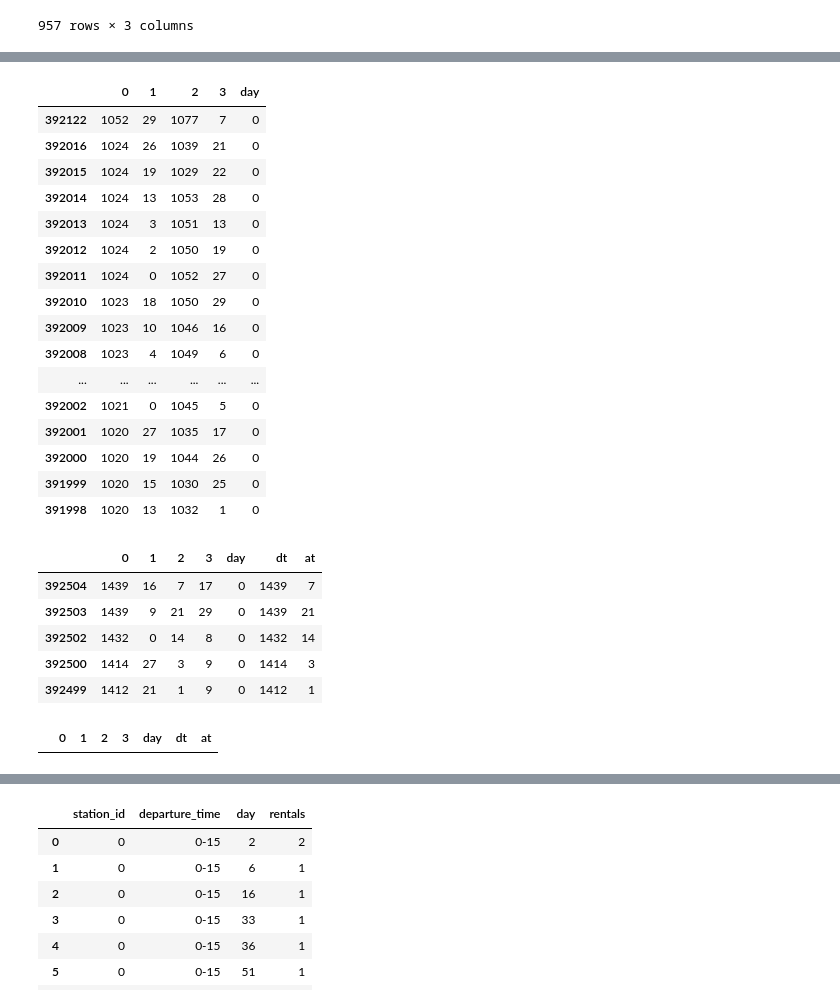
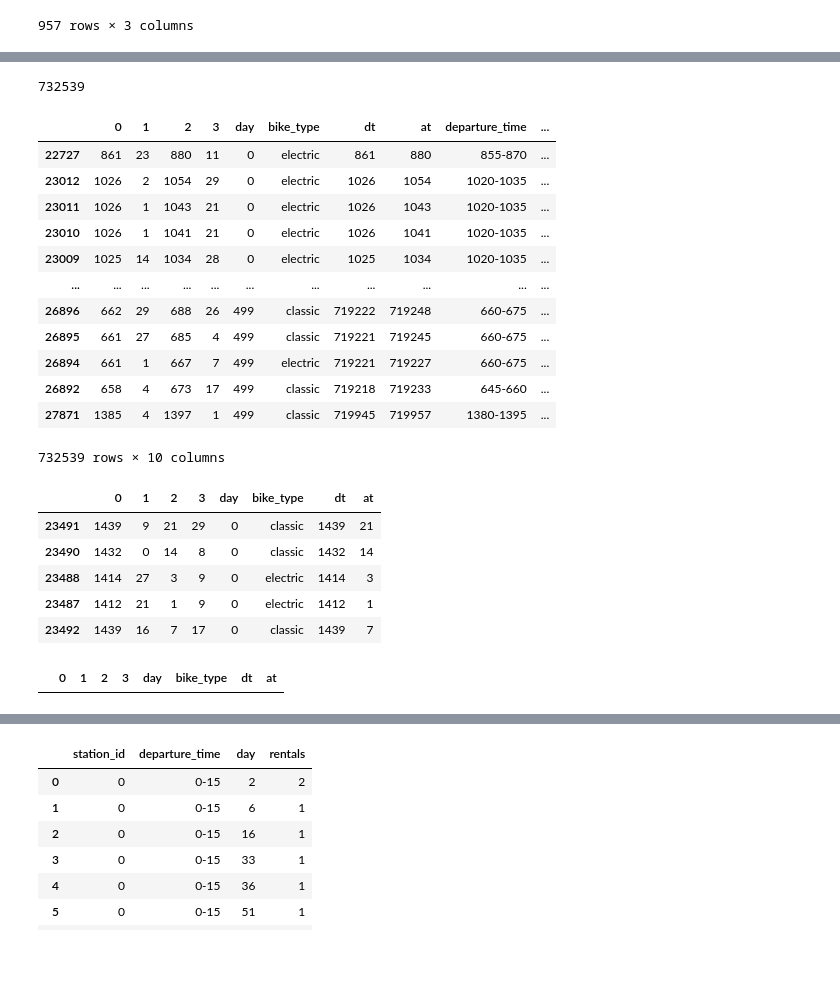
Before and after one commit to clyman23/urban-opt-final, a Jupyter notebook: input_data_bikes_urban_opt.ipynb, the cells around one changed output, grey strips where cells are left out. Saved outputs shown, nothing was run; the diff lists cells and outputs as text; code cells hidden in the pictures; blank space fills up the shorter version.

Commit message:
added bike_type to combined_df

```diff
--- a/input_data_bikes_urban_opt.ipynb
+++ b/input_data_bikes_urban_opt.ipynb
@@ -181,0 +199,4 @@ combined_df = pd.concat(dataframes, ignore_index=True).sort_values(by='day')
+# %%
+len(combined_df)
+# %% [output]
+732539
@@ -182,23 +205,24 @@ combined_df = pd.concat(dataframes, ignore_index=True).sort_values(by='day')
+# %%
+combined_df["rand"] = np.random.choice(1000, len(combined_df))
+combined_df.loc[combined_df["rand"] >= 400, "bike_type"] = 'classic'
+combined_df.loc[combined_df["rand"] < 400, "bike_type"] = 'electric'
+combined_df.drop(['rand'], axis=1, inplace=True)
 # %%
-combined_df.head(20)
+combined_df
 # %% [output]
-|  | 0 | 1 | 2 | 3 | day |
-| 392122 | 1052 | 29 | 1077 | 7 | 0 |
-| 392016 | 1024 | 26 | 1039 | 21 | 0 |
-| 392015 | 1024 | 19 | 1029 | 22 | 0 |
-| 392014 | 1024 | 13 | 1053 | 28 | 0 |
-| 392013 | 1024 | 3 | 1051 | 13 | 0 |
-| 392012 | 1024 | 2 | 1050 | 19 | 0 |
-| 392011 | 1024 | 0 | 1052 | 27 | 0 |
-| 392010 | 1023 | 18 | 1050 | 29 | 0 |
-| 392009 | 1023 | 10 | 1046 | 16 | 0 |
-| 392008 | 1023 | 4 | 1049 | 6 | 0 |
-| ... | ... | ... | ... | ... | ... |
-| 392002 | 1021 | 0 | 1045 | 5 | 0 |
-| 392001 | 1020 | 27 | 1035 | 17 | 0 |
-| 392000 | 1020 | 19 | 1044 | 26 | 0 |
-| 391999 | 1020 | 15 | 1030 | 25 | 0 |
-| 391998 | 1020 | 13 | 1032 | 1 | 0 |
+|  | 0 | 1 | 2 | 3 | day | bike_type | dt | at | departure_time | ... |
+| 22727 | 861 | 23 | 880 | 11 | 0 | electric | 861 | 880 | 855-870 | ... |
+| 23012 | 1026 | 2 | 1054 | 29 | 0 | electric | 1026 | 1054 | 1020-1035 | ... |
+| 23011 | 1026 | 1 | 1043 | 21 | 0 | electric | 1026 | 1043 | 1020-1035 | ... |
+| 23010 | 1026 | 1 | 1041 | 21 | 0 | electric | 1026 | 1041 | 1020-1035 | ... |
+| 23009 | 1025 | 14 | 1034 | 28 | 0 | electric | 1025 | 1034 | 1020-1035 | ... |
+| ... | ... | ... | ... | ... | ... | ... | ... | ... | ... | ... |
+| 26896 | 662 | 29 | 688 | 26 | 499 | classic | 719222 | 719248 | 660-675 | ... |
+| 26895 | 661 | 27 | 685 | 4 | 499 | classic | 719221 | 719245 | 660-675 | ... |
+| 26894 | 661 | 1 | 667 | 7 | 499 | electric | 719221 | 719227 | 660-675 | ... |
+| 26892 | 658 | 4 | 673 | 17 | 499 | classic | 719218 | 719233 | 645-660 | ... |
+| 27871 | 1385 | 4 | 1397 | 1 | 499 | classic | 719945 | 719957 | 1380-1395 | ... |
+732539 rows × 10 columns
 # %%
 combined_df['dt'] = ""
 combined_df['at'] = ""
@@ -217,19 +241,19 @@ for index, row in combined_df.iterrows():
 # %%
 combined_df[(combined_df['day']==0) & (combined_df[2] < combined_df[0])]
 # %% [output]
-|  | 0 | 1 | 2 | 3 | day | dt | at |
-| 392504 | 1439 | 16 | 7 | 17 | 0 | 1439 | 7 |
-| 392503 | 1439 | 9 | 21 | 29 | 0 | 1439 | 21 |
-| 392502 | 1432 | 0 | 14 | 8 | 0 | 1432 | 14 |
-| 392500 | 1414 | 27 | 3 | 9 | 0 | 1414 | 3 |
-| 392499 | 1412 | 21 | 1 | 9 | 0 | 1412 | 1 |
+|  | 0 | 1 | 2 | 3 | day | bike_type | dt | at |
+| 23491 | 1439 | 9 | 21 | 29 | 0 | classic | 1439 | 21 |
+| 23490 | 1432 | 0 | 14 | 8 | 0 | classic | 1432 | 14 |
+| 23488 | 1414 | 27 | 3 | 9 | 0 | electric | 1414 | 3 |
+| 23487 | 1412 | 21 | 1 | 9 | 0 | electric | 1412 | 1 |
+| 23492 | 1439 | 16 | 7 | 17 | 0 | classic | 1439 | 7 |
 # %%
 # Adjust column 2 based on values in column 0
 combined_df.loc[combined_df[0] > combined_df[2], 2] += 1440
 # %%
 combined_df[(combined_df['day']==0) & (combined_df[2] < combined_df[0])]
 # %% [output]
-|  | 0 | 1 | 2 | 3 | day | dt | at |
+|  | 0 | 1 | 2 | 3 | day | bike_type | dt | at |
 # %%
 import pandas as pd
 
```
Also changed, not shown: parts of 6 cells of this notebook.
